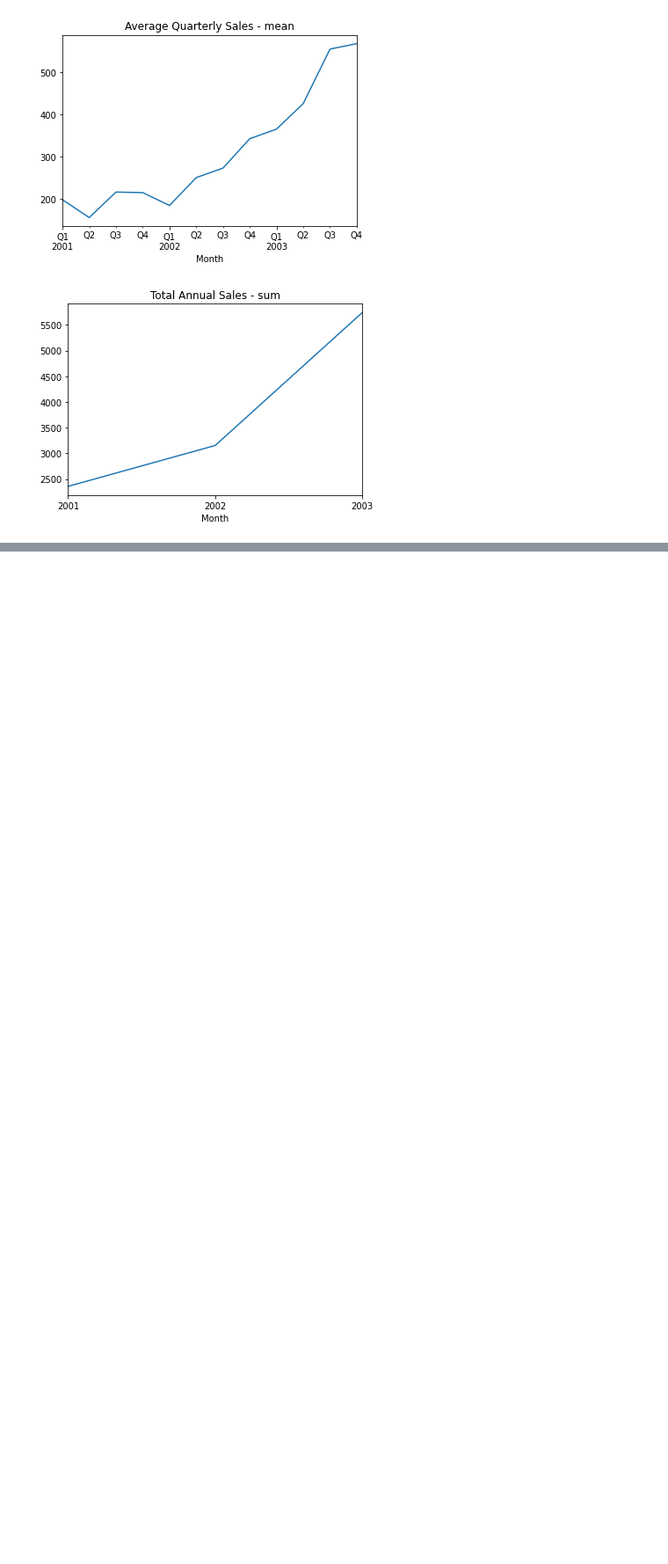
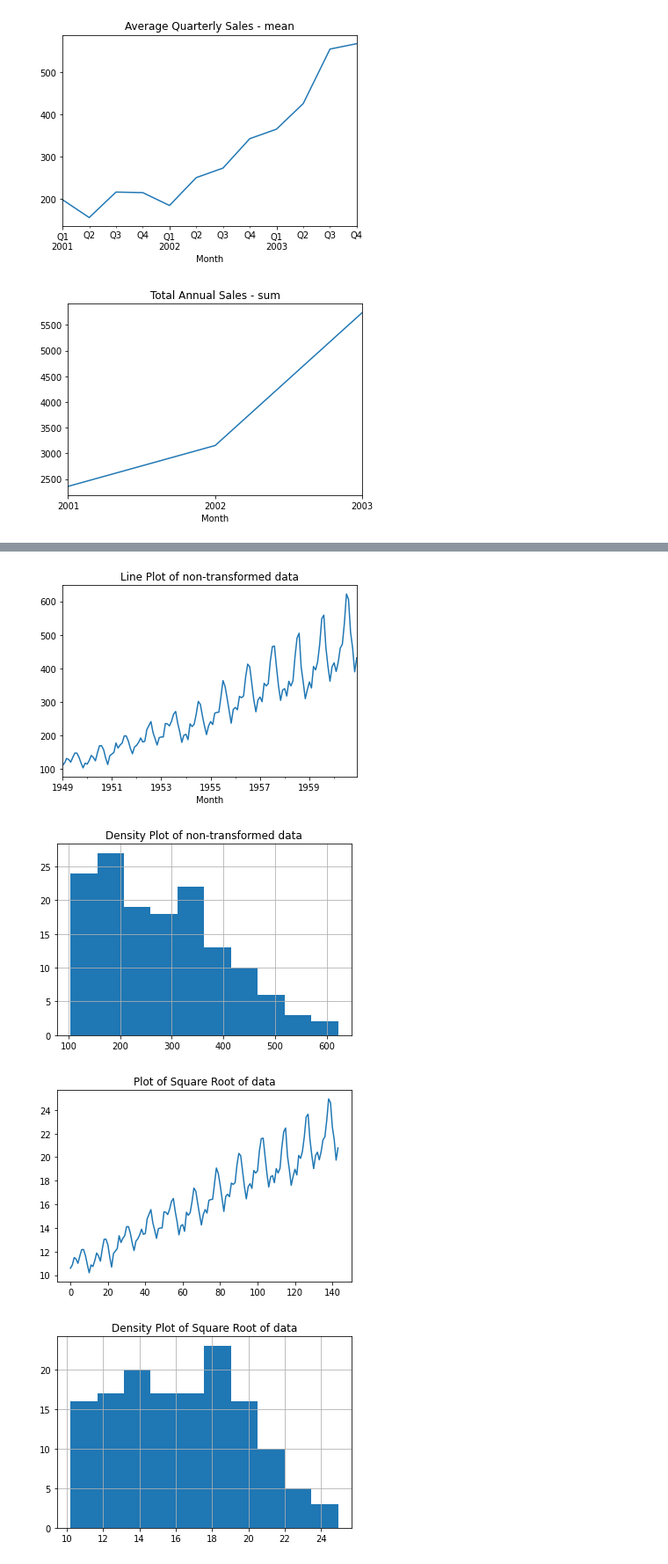
Before and after one commit to kenneth-craig/academyPub, a Jupyter notebook: Time Series Data.ipynb, the cells around one changed output, grey strips where cells are left out. Shown at 88% size. Cells and saved outputs as stored; diff of their text form; code cells hidden in the pictures; blank space fills up the shorter version.

```diff
--- a/Time Series Data.ipynb
+++ b/Time Series Data.ipynb
@@ -239,0 +254,68 @@ pyplot.show()
+# %%
+import pandas as pd
+import numpy as np
+from matplotlib import pyplot
+
+series = pd.read_csv('airline-passengers.csv', header=0, index_col=0, parse_dates=True, squeeze=True)
+
+pyplot.figure(1)
+
+# Line plot of airline passenger data
+ax = series.plot()
+#ax = pyplot.subplot(211)
+ax.set_title('Line Plot of non-transformed data')
+#pyplot.plot(series)
+pyplot.show()
+
+# density plot of airline passenger data
+bx = series.hist()
+#pyplot.subplot(212)
+bx.set_title('Density Plot of non-transformed data')
+#pyplot.hist(series)
+pyplot.show()
+
+# Try taking the square root see if it removes the increasing variant or the sloping tail of the histogram
+df1 = pd.DataFrame(series.values)
+df1.columns = ['passengers']
+df1['passengers'] = np.sqrt(df1['passengers'])
+
+pyplot.figure(2)
+# Line plot of Square Root
+cx = df1['passengers'].plot()
+#cx = pyplot.subplot(311)
+cx.set_title('Plot of Square Root of data')
+#pyplot.plot(df1['passengers'])
+pyplot.show()
+
+# Density plot of Square Root
+dx = df1['passengers'].hist()
+#pyplot.subplot(312)
+dx.set_title("Density Plot of Square Root of data")
+#pyplot.hist(df1['passengers'])
+pyplot.show()
+
+# Conclusion: Line plot shows linear growth and variance. Density plot more Gaussian like distribution
+# Perform log calculation
+df2 = pd.DataFrame(series.values)
+df2.columns = ['passengers']
+df2['passengers'] = np.log(df2['passengers'])
+
+pyplot.figure(3)
+# Line plot of Log function
+ex = df2['passengers'].plot()
+#cx1 = pyplot.subplot(411)
+ex.set_title('Line Plot of Log of data')
+#pyplot.plot(df2['passengers'])
+pyplot.show()
+
+# Density plot of Log function
+fx = df2['passengers'].hist()
+fx.set_title('Density Plot of Log of data')
+#pyplot.subplot(412)
+#pyplot.hist(df2['passengers'])
+pyplot.show()
+# %% [output]
+[figure, added]
+[figure, added]
+[figure, added]
+[figure, added]
```
Also changed, not shown: parts of 4 cells of this notebook.
